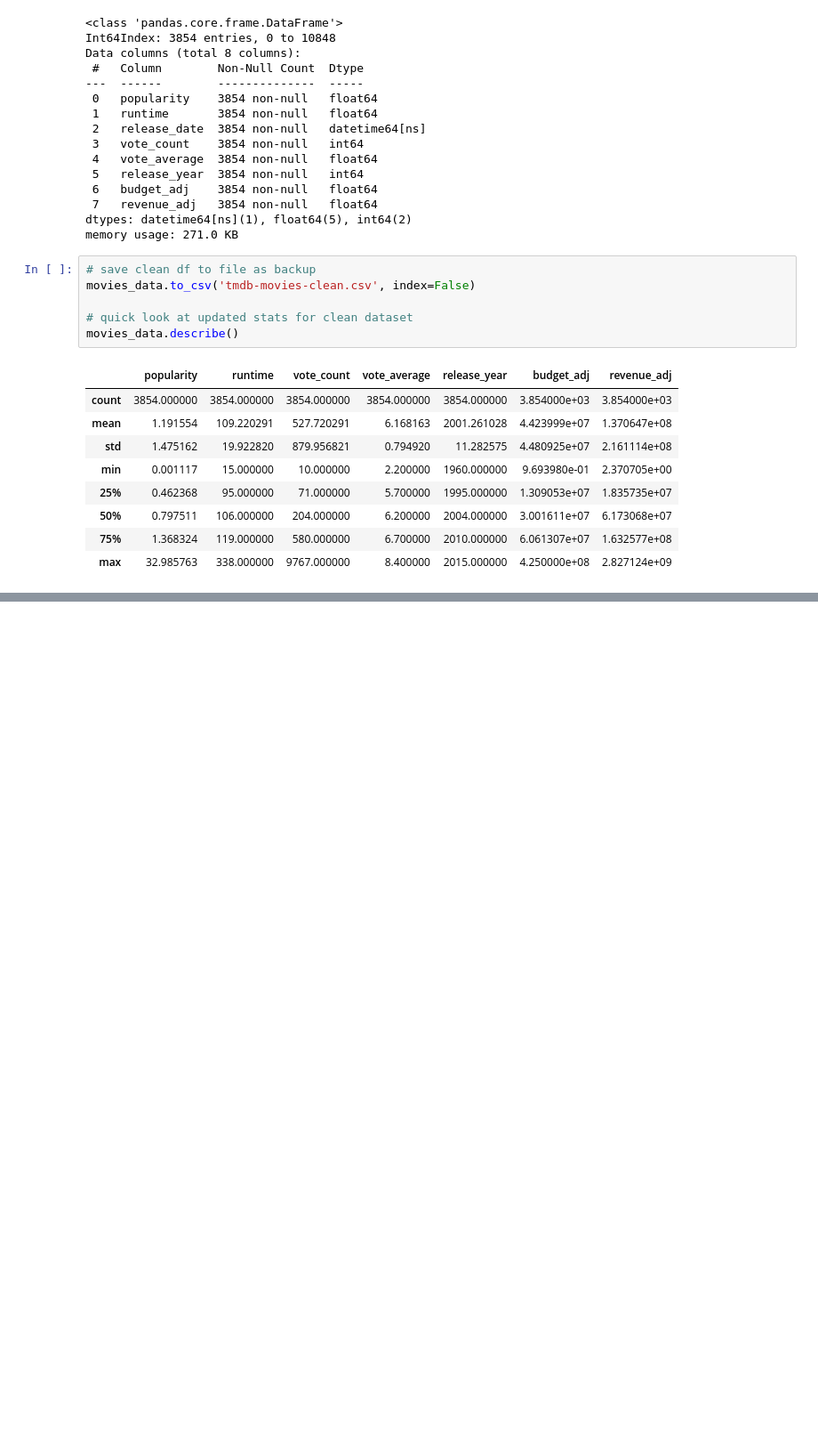
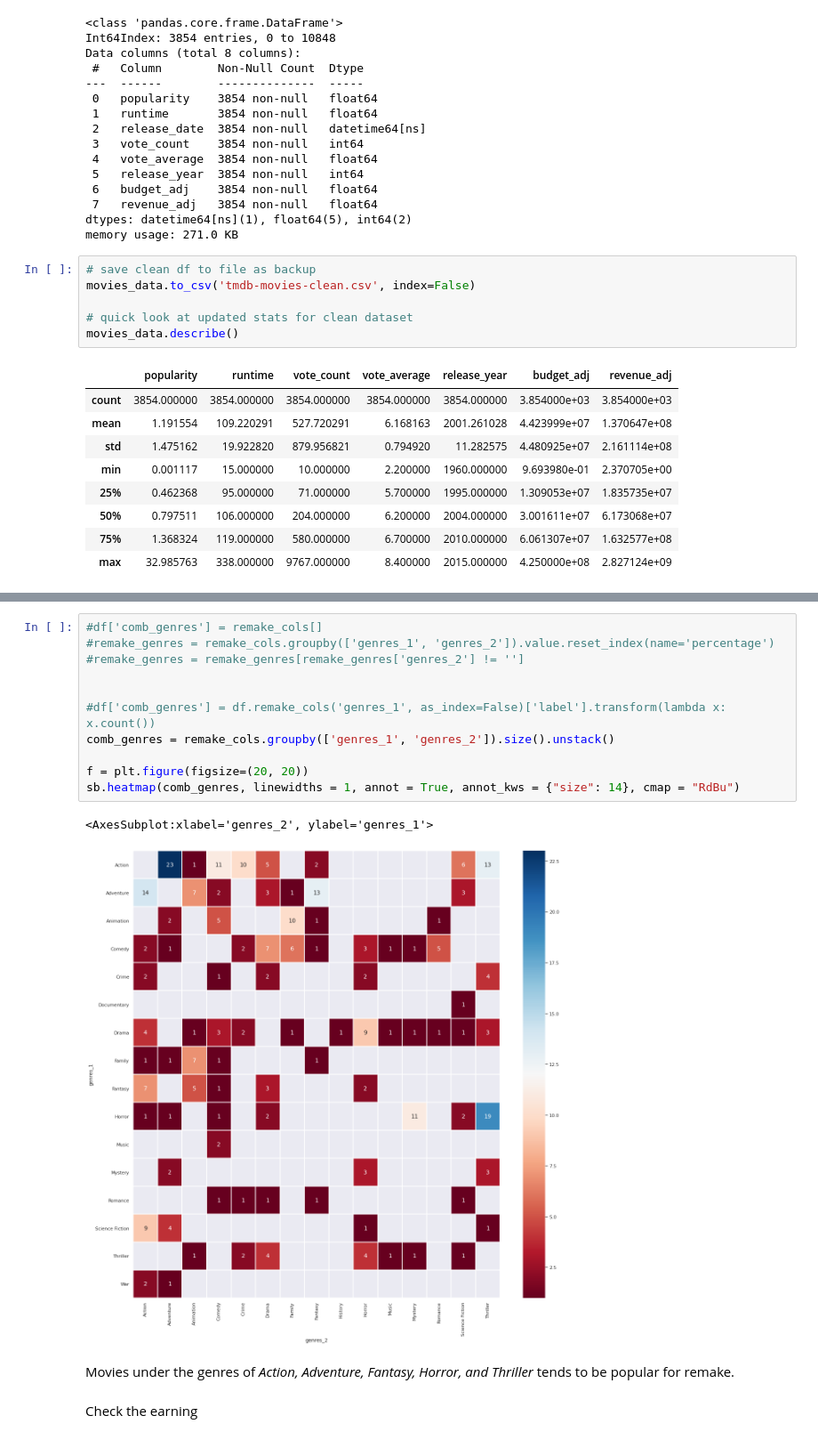
Before and after one commit to pohhjie/movie-analysis, a Jupyter notebook: movie-analysis_v1.ipynb, the cells around one changed output, grey strips where cells are left out. Shown: that part at 89% size. Cells and saved outputs as stored; diff of their text form; blank space fills up the shorter version.

```diff
--- a/movie-analysis_v1.ipynb
+++ b/movie-analysis_v1.ipynb
@@ -301,0 +458,18 @@ movies_data.describe()
+# %%
+#df['comb_genres'] = remake_cols[]
+#remake_genres = remake_cols.groupby(['genres_1', 'genres_2']).value.reset_index(name='percentage')
+#remake_genres = remake_genres[remake_genres['genres_2'] != '']
+
+
+#df['comb_genres'] = df.remake_cols('genres_1', as_index=False)['label'].transform(lambda x: x.count())
+comb_genres = remake_cols.groupby(['genres_1', 'genres_2']).size().unstack()
+
+f = plt.figure(figsize=(20, 20))
+sb.heatmap(comb_genres, linewidths = 1, annot = True, annot_kws = {"size": 14}, cmap = "RdBu")
+# %% [output]
+<AxesSubplot:xlabel='genres_2', ylabel='genres_1'>
+[figure, added]
+# %% [markdown]
+Movies under the genres of *Action, Adventure, Fantasy, Horror, and Thriller* tends to be popular for remake.
+# %% [markdown]
+Check the earning
```
Also changed, not shown: parts of 15 cells of this notebook.
